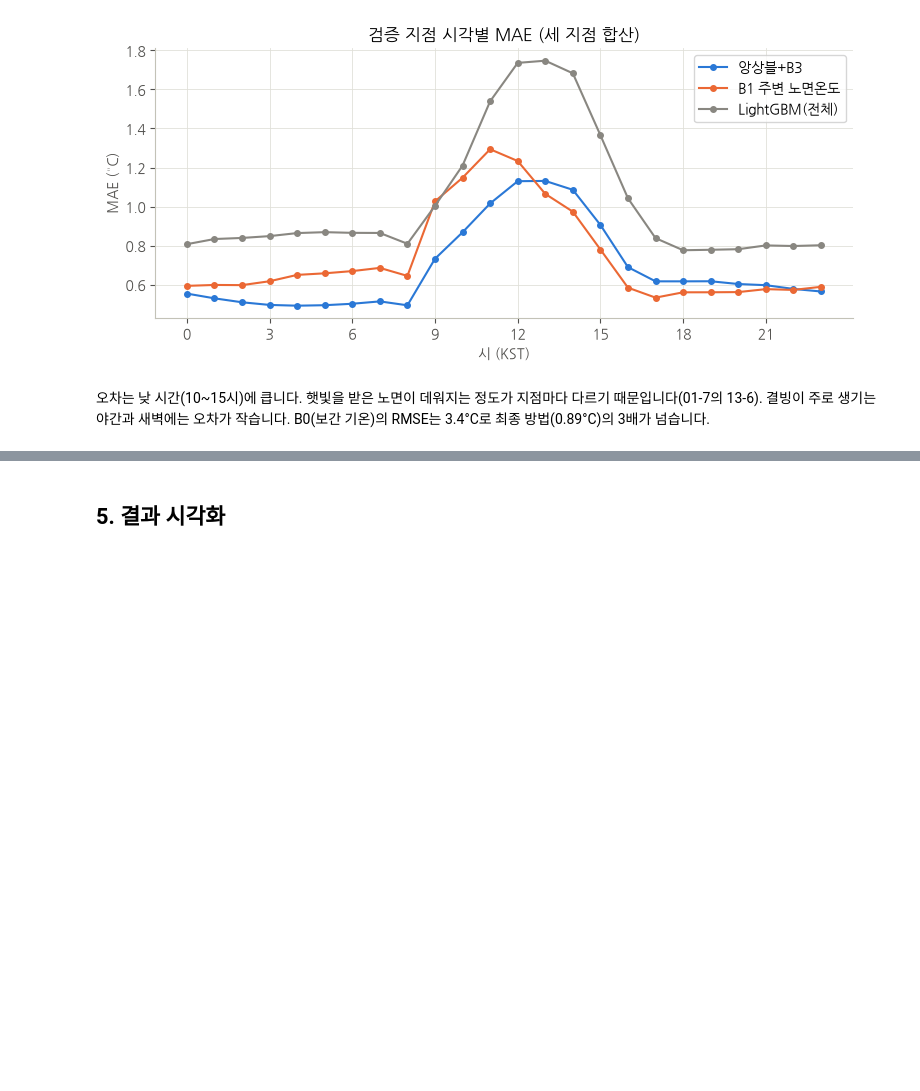
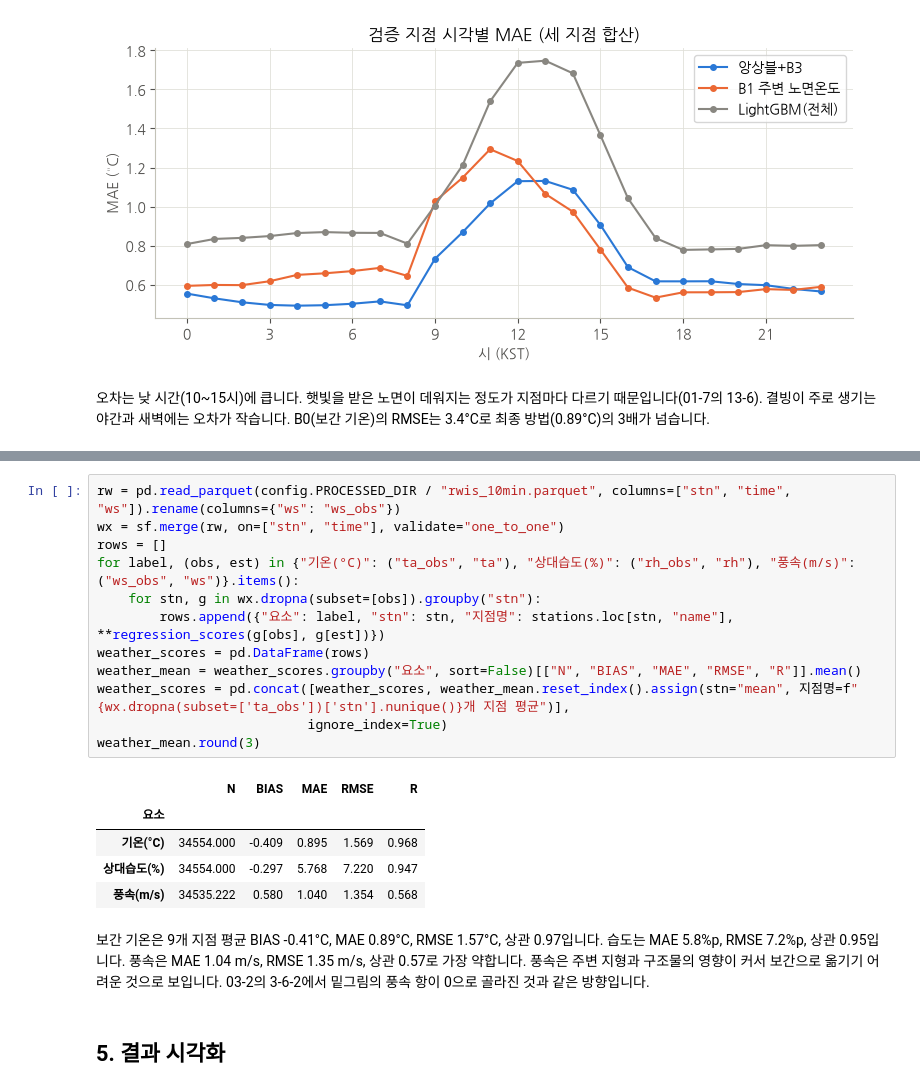
Before and after one commit to haksik-yummy/2026-2_AIcontest, a Jupyter notebook: notebooks/03_observation_estimation/03-3_estimation_holdout.ipynb, the cells around one changed output, grey strips where cells are left out. Drawn from its saved outputs; the diff is of its cells as text; blank space fills up the shorter version.

```diff
--- a/notebooks/03_observation_estimation/03-3_estimation_holdout.ipynb
+++ b/notebooks/03_observation_estimation/03-3_estimation_holdout.ipynb
@@ -227,3 +232,23 @@ plt.show()
+# %%
+rw = pd.read_parquet(config.PROCESSED_DIR / "rwis_10min.parquet", columns=["stn", "time", "ws"]).rename(columns={"ws": "ws_obs"})
+wx = sf.merge(rw, on=["stn", "time"], validate="one_to_one")
+rows = []
+for label, (obs, est) in {"기온(°C)": ("ta_obs", "ta"), "상대습도(%)": ("rh_obs", "rh"), "풍속(m/s)": ("ws_obs", "ws")}.items():
+    for stn, g in wx.dropna(subset=[obs]).groupby("stn"):
+        rows.append({"요소": label, "stn": stn, "지점명": stations.loc[stn, "name"], **regression_scores(g[obs], g[est])})
+weather_scores = pd.DataFrame(rows)
+weather_mean = weather_scores.groupby("요소", sort=False)[["N", "BIAS", "MAE", "RMSE", "R"]].mean()
+weather_scores = pd.concat([weather_scores, weather_mean.reset_index().assign(stn="mean", 지점명=f"{wx.dropna(subset=['ta_obs'])['stn'].nunique()}개 지점 평균")],
+                           ignore_index=True)
+weather_mean.round(3)
+# %% [output]
+|  | N | BIAS | MAE | RMSE | R |
+| 요소 |  |  |  |  |  |
+| 기온(°C) | 34554.000 | -0.409 | 0.895 | 1.569 | 0.968 |
+| 상대습도(%) | 34554.000 | -0.297 | 5.768 | 7.220 | 0.947 |
+| 풍속(m/s) | 34535.222 | 0.580 | 1.040 | 1.354 | 0.568 |
+# %% [markdown]
+보간 기온은 9개 지점 평균 BIAS -0.41°C, MAE 0.89°C, RMSE 1.57°C, 상관 0.97입니다. 습도는 MAE 5.8%p, RMSE 7.2%p, 상관 0.95입니다. 풍속은 MAE 1.04 m/s, RMSE 1.35 m/s, 상관 0.57로 가장 약합니다. 풍속은 주변 지형과 구조물의 영향이 커서 보간으로 옮기기 어려운 것으로 보입니다. 03-2의 3-6-2에서 밑그림의 풍속 항이 0으로 골라진 것과 같은 방향입니다.
 # %% [markdown]
 ## 5. 결과 시각화
 # %%
```
Also changed, not shown: parts of 10 cells of this notebook.
